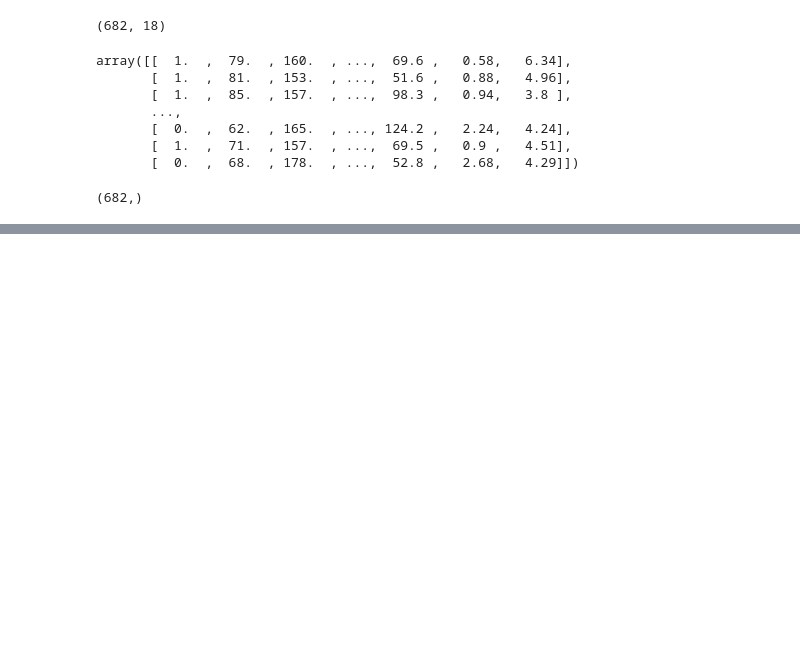
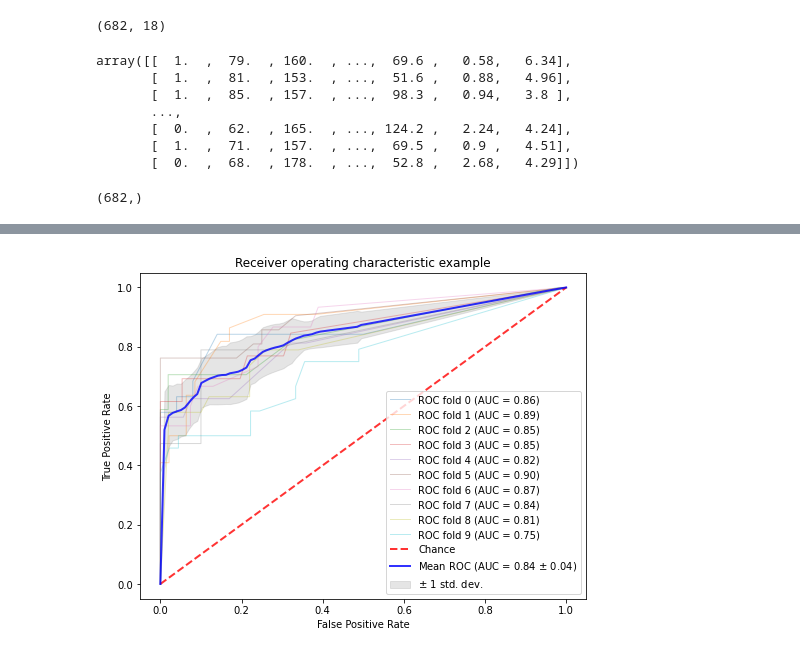
Before and after one commit to zenoWZH/sherry, a Jupyter notebook: Chinese_standard.ipynb, the cells around one changed output, grey strips where cells are left out. Drawn from its saved outputs; the diff is of its cells as text; code cells hidden in the pictures; blank space fills up the shorter version.

```diff
--- a/Chinese_standard.ipynb
+++ b/Chinese_standard.ipynb
@@ -416,7 +365,7 @@ from sklearn.model_selection import StratifiedKFold
 #if len(Y)
 n_classes = Y.shape
 cv = ShuffleSplit(10, test_size = .1, train_size = .9)
-classifier = XGBClassifier()
+classifier = XGBClassifier(n_estimators=35, max_depth= 5, learning_rate= 0.01)
 tprs = []
 aucs = []
 mean_fpr = np.linspace(0, 1, 100)
@@ -435,30 +384,32 @@ for train, test in cv.split(X, Y):
     roc_auc = auc(fpr, tpr)
     aucs.append(roc_auc)
     plt.plot(fpr, tpr, lw=1, alpha=0.3,
              label='ROC fold %d (AUC = %0.2f)' % (i, roc_auc))
 
     i += 1
 plt.plot([0, 1], [0, 1], linestyle='--', lw=2, color='r',
          label='Chance', alpha=.8)
 
 mean_tpr = np.mean(tprs, axis=0)
 mean_tpr[-1] = 1.0
 mean_auc = auc(mean_fpr, mean_tpr)
 std_auc = np.std(aucs)
 plt.plot(mean_fpr, mean_tpr, color='b',
          label=r'Mean ROC (AUC = %0.2f $\pm$ %0.2f)' % (mean_auc, std_auc),
          lw=2, alpha=.8)
 
 std_tpr = np.std(tprs, axis=0)
 tprs_upper = np.minimum(mean_tpr + std_tpr, 1)
 tprs_lower = np.maximum(mean_tpr - std_tpr, 0)
 plt.fill_between(mean_fpr, tprs_lower, tprs_upper, color='grey', alpha=.2,
                  label=r'$\pm$ 1 std. dev.')
 
 plt.xlim([-0.05, 1.05])
 plt.ylim([-0.05, 1.05])
 plt.xlabel('False Positive Rate')
 plt.ylabel('True Positive Rate')
 plt.title('Receiver operating characteristic example')
 plt.legend(loc="lower right")
 plt.show()
+# %% [output]
+[figure, added]
```
Also changed, not shown: parts of 9 cells of this notebook, 4 other files.
